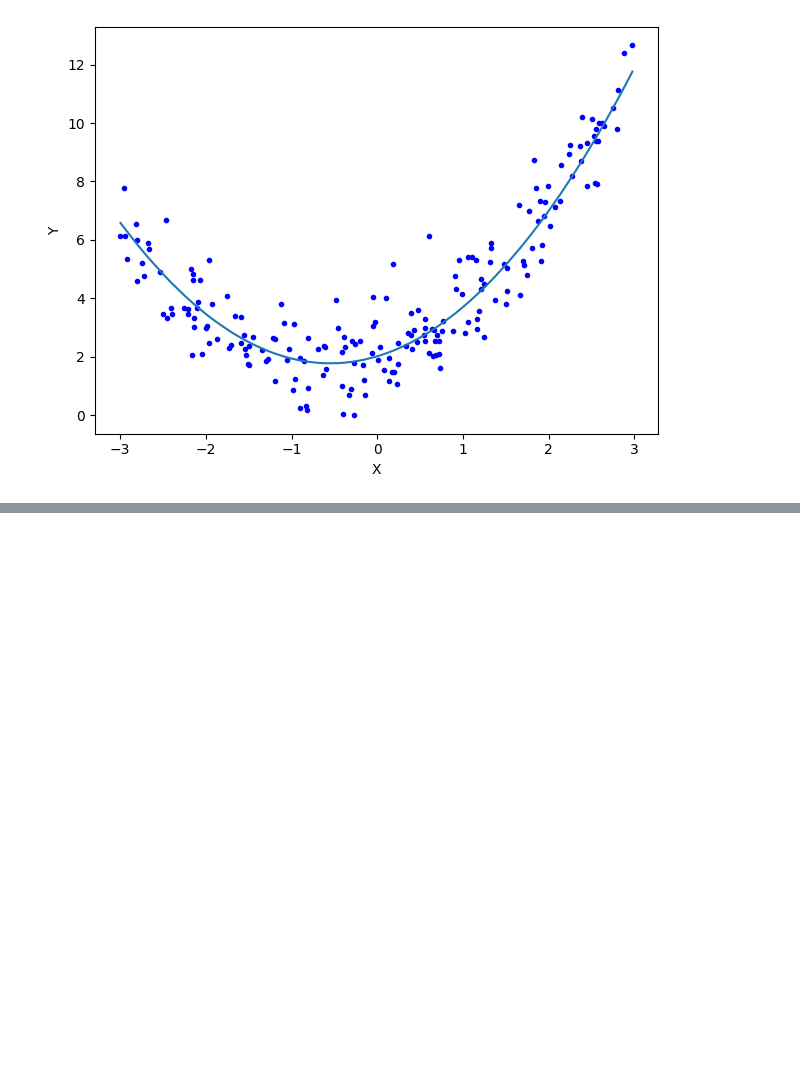
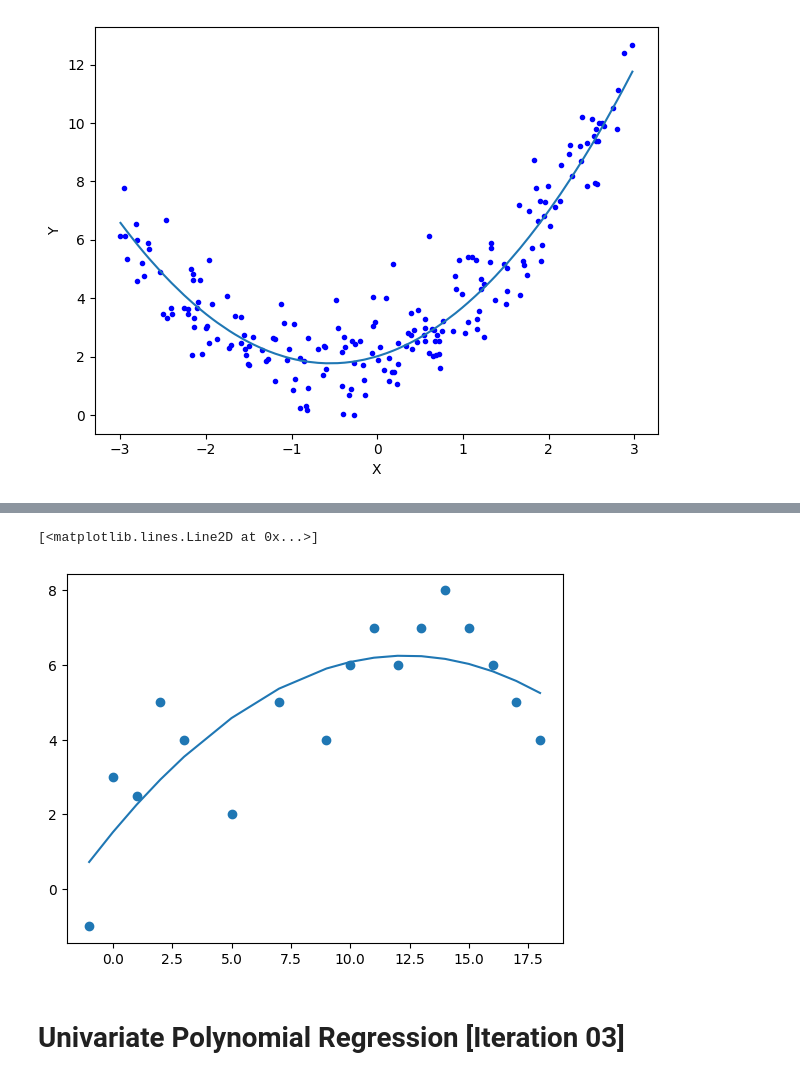
Before and after one commit to FredArgoX/ChaoticTest_DataX, a Jupyter notebook: ChaoticTest_PolyRegres.ipynb, the cells around one changed output, grey strips where cells are left out. Cells and saved outputs as stored; diff of their text form; code cells hidden in the pictures; blank space fills up the shorter version.

```diff
--- a/ChaoticTest_PolyRegres.ipynb
+++ b/ChaoticTest_PolyRegres.ipynb
@@ -144,0 +178,4 @@ plt.show()
+# %%
+pf2 = PolynomialFeatures(degree=2)
+x2 = pf2.fit_transform(x)
+x2.shape
@@ -144,0 +205,8 @@ plt.show()
+# %%
+model2 = sm.OLS(y, x2).fit()
+ypred = model2.predict(x2)
+plt.scatter(x,y)
+plt.plot(x, ypred)
+# %% [output]
+[<matplotlib.lines.Line2D at 0x...>]
+[figure, added]
@@ -144,0 +218,2 @@ plt.show()
+# %% [markdown]
+# Univariate Polynomial Regression [Iteration 03]
```
Also changed, not shown: parts of 26 cells of this notebook.
